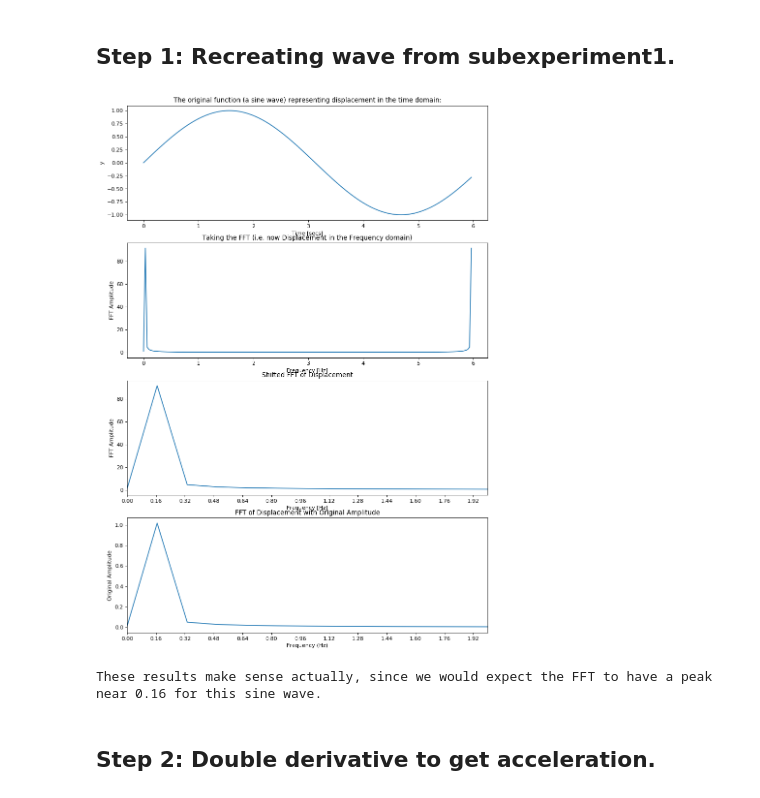
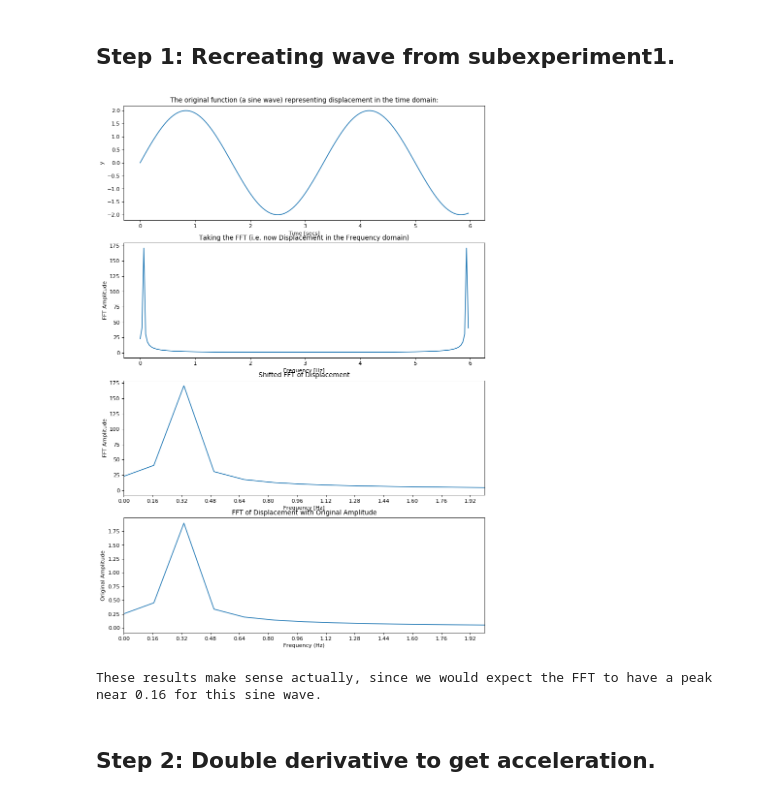
Before and after one commit to pjsimmon/E4E_Smartfin, a Jupyter notebook: Test_FFT2.ipynb, the cells around one changed output. Drawn from its saved outputs; the diff is of its cells as text; code cells hidden in the pictures.

Commit message:
Tested on case of 2m amplitude, 0.3 frequency - results good

```diff
--- a/Test_FFT2.ipynb
+++ b/Test_FFT2.ipynb
@@ -64,9 +64,14 @@ plt.show()
 
 #Creating the sine wave:
 f_s = 30.0  # sampling frequency, Hz
-f = 0.16    # frequency we're looking for in FFT, Hz
+#f = 0.16    # frequency we're looking for in FFT, Hz
 time = np.arange(0.0, 6.0, 1/f_s)  #6 second period
-y = np.sin(2 * np.pi * f * time)   #construction of the sine wave
+#y = 1 * np.sin(2 * np.pi * f * time)   #construction of the sine wave with 1m amplitude
+
+#Test #2:
+y = 2 * np.sin(2 * np.pi * f * time)   #construction of the sine wave
+f = 0.30
+#Here, using 2 to see if we can get back our original amplitude of 2 (using 1m amplitude is less robust).
 
 
 ##Taking the FFT of the sine wave:
@@ -98,34 +103,34 @@ ax3 = fig.add_subplot(414)
 ax.plot(time, y) #Plotting the first derivative
 ax.set_title('The original function (a sine wave) representing displacement in the time domain:')
 ax.set_xlabel('Time [secs]')
 ax.set_ylabel("y")
 
 
 ax1.plot(time, np.abs(fft_y))
 ax1.set_title('Taking the FFT (i.e. now Displacement in the Frequency domain)')
 ax1.set_xlabel('Frequency [Hz]')
 ax1.set_ylabel('FFT Amplitude')
 
 ax2.plot(freq_shifted, np.abs(fft_y_shifted))
 ax2.set_title('Shifted FFT of Displacement')
 ax2.set_xlabel('Frequency [Hz]')
 ax2.set_ylabel('FFT Amplitude')
 ax2.set_xlim(0,2)
 ax2.set_xticks(np.arange(0,2, step=.16))
 
 ax3.plot(freq_shifted, fft_normal)
 ax3.set_title('FFT of Displacement with Original Amplitude')
 ax3.set_xlabel("Frequency (Hz)")
 ax3.set_ylabel('Original Amplitude')
 ax3.set_xlim(0,2)
 ax3.set_xticks(np.arange(0,2, step=.16))
 
 
 plt.show()
 
 print("These results make sense actually, since we would expect the FFT to have a peak near 0.16 for this sine wave.")
 # %% [output]
-[figure, old version]
+[figure, new version]
 These results make sense actually, since we would expect the FFT to have a peak near 0.16 for this sine wave.
 # %% [markdown]
 ## Step 2: Double derivative to get acceleration.
```
Also changed, not shown: parts of 9 cells of this notebook.
